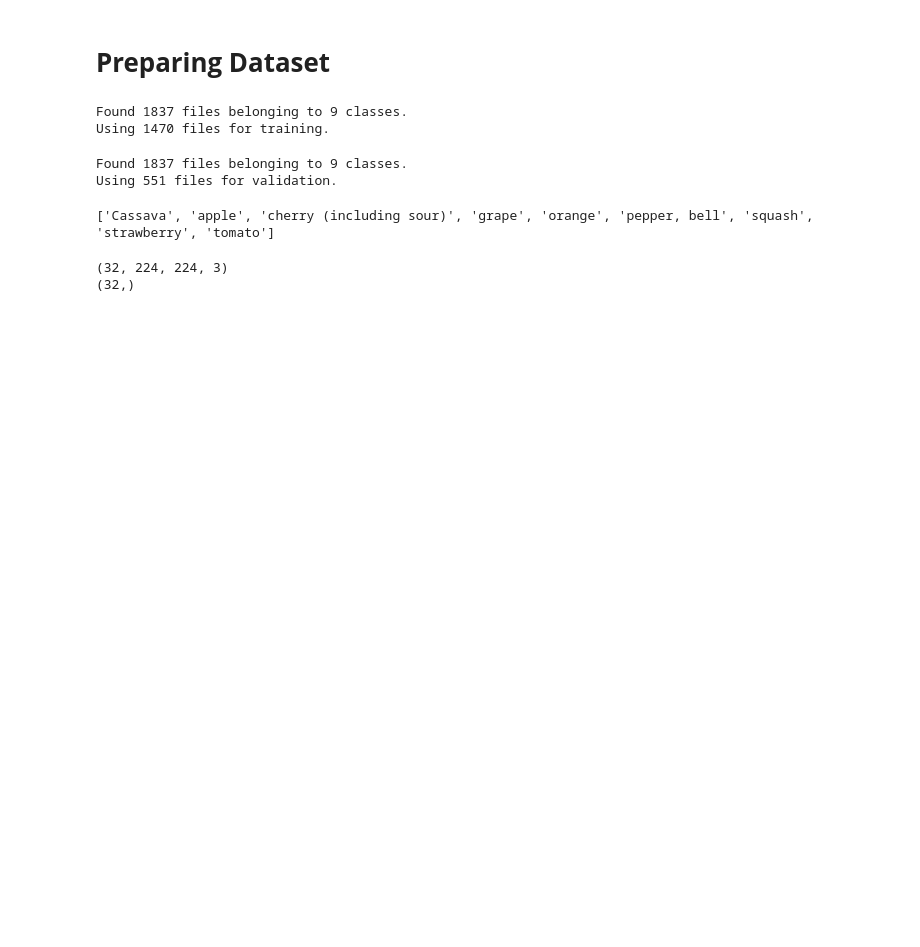
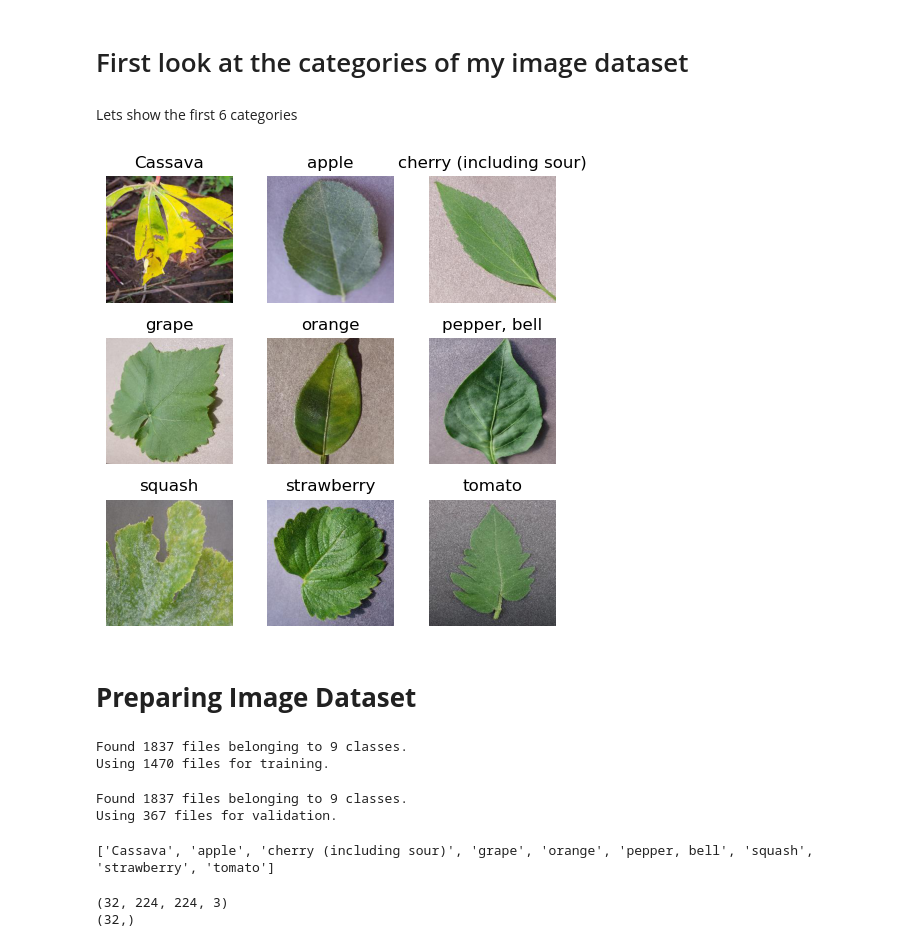
Before and after one commit to muhammadahsan2023/Plant_Leaf_Classification_CNN_Transfer_Learning, a Jupyter notebook: Plant_leaf_classification.ipynb, the cells around one changed output. Saved outputs shown, nothing was run; the diff lists cells and outputs as text; code cells hidden in the pictures; blank space fills up the shorter version.

```diff
--- a/Plant_leaf_classification.ipynb
+++ b/Plant_leaf_classification.ipynb
@@ -26,3 +34,42 @@ from tensorflow.keras.models import Sequential
+# %% [markdown]
+# First look at the categories of my image dataset
+# %% [markdown]
+Lets show the first 6 categories
+# %%
+# Path to the folder containing class folders
+dataset_path = r'C:\Users\Muhammad Ahsan\Desktop\CCT jupyter\Assessments\Plant_Leaf_Classification\dataset\image data\train'
+# %%
+# Get the list of class folders
+class_folders = sorted(os.listdir(dataset_path))
+
+# Create a grid to display images i have 9 classes of leafs so 3x3
+num_rows = 3
+num_cols = 3
+fig, axes = plt.subplots(num_rows, num_cols, figsize=(5, 5))
+
+for i, class_folder in enumerate(class_folders):
+    # Get the list of images in the class folder
+    class_path = os.path.join(dataset_path, class_folder)
+    images = os.listdir(class_path)
+
+    # Select the first image in the class (you can customize this)
+    image_path = os.path.join(class_path, images[0])
+
+    # Read and display the image using PIL
+    image = Image.open(image_path)
+
+    # Plot the image on the grid
+    row = i // num_cols
+    col = i % num_cols
+    axes[row, col].imshow(image)
+    axes[row, col].set_title(class_folder)
+    axes[row, col].axis("off")
+
+# Adjust layout
+plt.tight_layout()
+plt.show()
+# %% [output]
+[figure, added]
 # %% [markdown]
-# **Preparing Dataset**
+# **Preparing Image Dataset**
 # %%
@@ -40,22 +90,24 @@ train_ds = tf.keras.utils.image_dataset_from_directory(
 Found 1837 files belonging to 9 classes.
 Using 1470 files for training.
 # %%
+# The code block below is similar to the previous one, but we are creating a separate dataset for validation images.
 val_ds = tf.keras.utils.image_dataset_from_directory(
   r'C:\Users\Muhammad Ahsan\Desktop\CCT jupyter\Assessments\Plant_Leaf_Classification\dataset\image data\train',
-  validation_split=0.3,
+  validation_split=0.2,
   subset="validation",
   seed=333,
   image_size=(img_height, img_width),
   batch_size=batch_size)
 # %% [output]
 Found 1837 files belonging to 9 classes.
-Using 551 files for validation.
+Using 367 files for validation.
-# %%
-class_names = train_ds.class_names
-
-print(class_names)
-# %% [output]
-['Cassava', 'apple', 'cherry (including sour)', 'grape', 'orange', 'pepper, bell', 'squash', 'strawberry', 'tomato']
+# %%
+# In this code block, we are accessing the class_names attribute of the train_ds dataset to get a list of the class names
+class_names = train_ds.class_names
+
+print(class_names)
+# %% [output]
+['Cassava', 'apple', 'cherry (including sour)', 'grape', 'orange', 'pepper, bell', 'squash', 'strawberry', 'tomato']
 # %%
 # In the code block below, we are looping through the train_ds dataset and printing out the shapes of the image and label batches.
 for image_batch, labels_batch in train_ds:
```
Also changed, not shown: parts of 67 cells of this notebook, 3 other files.
